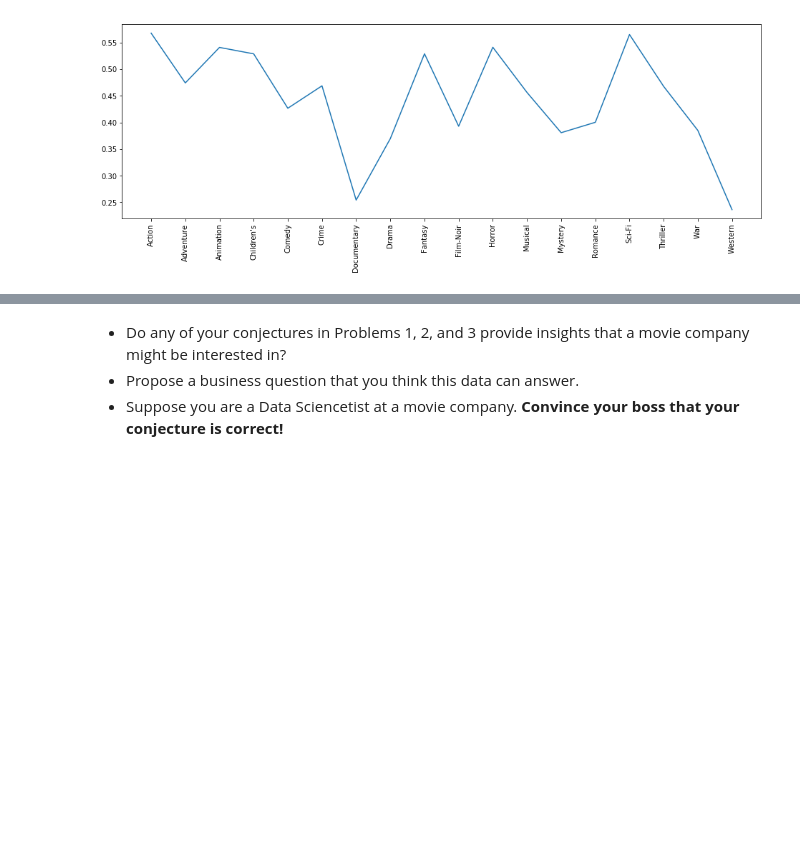
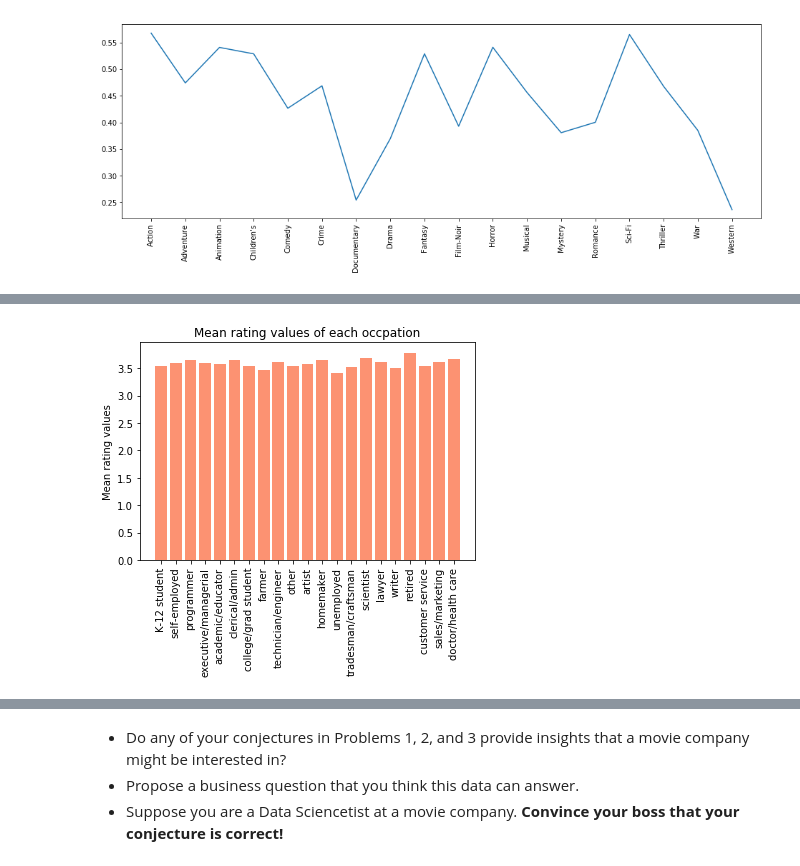
Before and after one commit to tianhaopx/Case-Study-of-Data-Science, a Jupyter notebook: CaseStudy2/CaseStudy2.ipynb, the cells around one changed output, grey strips where cells are left out. Drawn from its saved outputs; the diff is of its cells as text; code cells hidden in the pictures; blank space fills up the shorter version.

Commit message:
advertising

```diff
--- a/CaseStudy2/CaseStudy2.ipynb
+++ b/CaseStudy2/CaseStudy2.ipynb
@@ -770,3 +791,92 @@ for genre Western correlation coefficent is 0.236181617095
   <matplotlib.axis.XTick at 0x...>],
  <a list of 18 Text xticklabel objects>)
 [figure]
+# %%
+#advertising, occupation, age, rate high and more.
+
+rating=data.rating.values.tolist()
+genres=data.genres.values.tolist()
+occupation=data.occupation.tolist()
+age=data.age.tolist()
+d_ocpt = dict()# key:ocpt value:[rating_sum, cnt]
+d_age = dict() #key:age   value:[rating_sum, cnt]
+#d = dict()  # key: genres value: [rating_sum,cnt]
+length=len(rating)
+for i in range(length):
+    one_rating = rating[i]
+    one_ocpt = occupation[i]
+    one_age = age[i]
+    if one_ocpt not in d_ocpt:
+        d_ocpt[one_ocpt]=[one_rating,1]
+    else:
+        d_ocpt[one_ocpt][0]+=one_rating
+        d_ocpt[one_ocpt][1]+=1
+
+    if one_age not in d_age:
+        d_age[one_age]=[one_rating,1]
+    else:
+        d_age[one_age][0]+=one_rating
+        d_age[one_age][1]+=1
+
+
+y_ocpt_ratings =[]
+x_ocpt =[]
+z_ocpt_counts =[]
+
+for k,v in d_ocpt.items():
+    x_ocpt.append(k) #ocpt
+    y_ocpt_ratings.append(float(v[0])/v[1])#mean ratings
+    z_ocpt_counts.append(v[1])    #counts
+x_ = [i for i in range(len(y_ocpt_ratings))]# dummy x axis
+
+ocptlist=["other","academic/educator","artist","clerical/admin","college/grad student","customer service","doctor/health care","executive/managerial",
+           "farmer","homemaker","K-12 student","lawyer","programmer","retired","sales/marketing","scientist","self-employed",
+           "technician/engineer","tradesman/craftsman","unemployed","writer"]
+oclabel=[]
+for i in range(len(x_ocpt)):
+    oclabel.append(ocptlist[x_ocpt[i]])
+print(oclabel)
+
+#plot
+import matplotlib.pyplot as plt
+plt.bar(x_,y_ocpt_ratings,color='#fc9272')
+plt.xticks(x_, oclabel,rotation='vertical')
+plt.ylabel('Mean rating values')
+plt.title('Mean rating values of each occpation')
+plt.show()
+
+plt.bar(x_, z_ocpt_counts,color='#fc9272')
+plt.xticks(x_, oclabel,rotation='vertical')
+plt.ylabel('Number of rating times')
+plt.title('Rating times of each occpation')
+
+plt.show()
+
+#age
+y_age_ratings =[]
+x_age =[]
+z_age_counts =[]
+
+for k in sorted(d_age):
+    v=d_age[k]
+    x_age.append(k) #ocpt
+    y_age_ratings.append(float(v[0])/v[1])#mean ratings
+    z_age_counts.append(v[1])    #counts
+x_dum = [i for i in range(len(y_age_ratings))]# dummy x axis
+
+
+#plot
+import matplotlib.pyplot as plt
+plt.bar(x_dum,y_age_ratings,color='#99d8c9')
+plt.xticks(x_dum, x_age)
+plt.ylabel('Mean rating values')
+plt.title('Mean rating values of each age group')
+plt.show()
+
+plt.bar(x_dum, z_age_counts,color='#99d8c9')
+plt.xticks(x_dum, x_age)
+plt.ylabel('Number of rating times')
+plt.title('Rating times of each age group')
+
+plt.show()
+# %% [output]
@@ -772,0 +884 @@ for genre Western correlation coefficent is 0.236181617095
+[figure, added]
```
Also changed, not shown: parts of 6 cells of this notebook.
